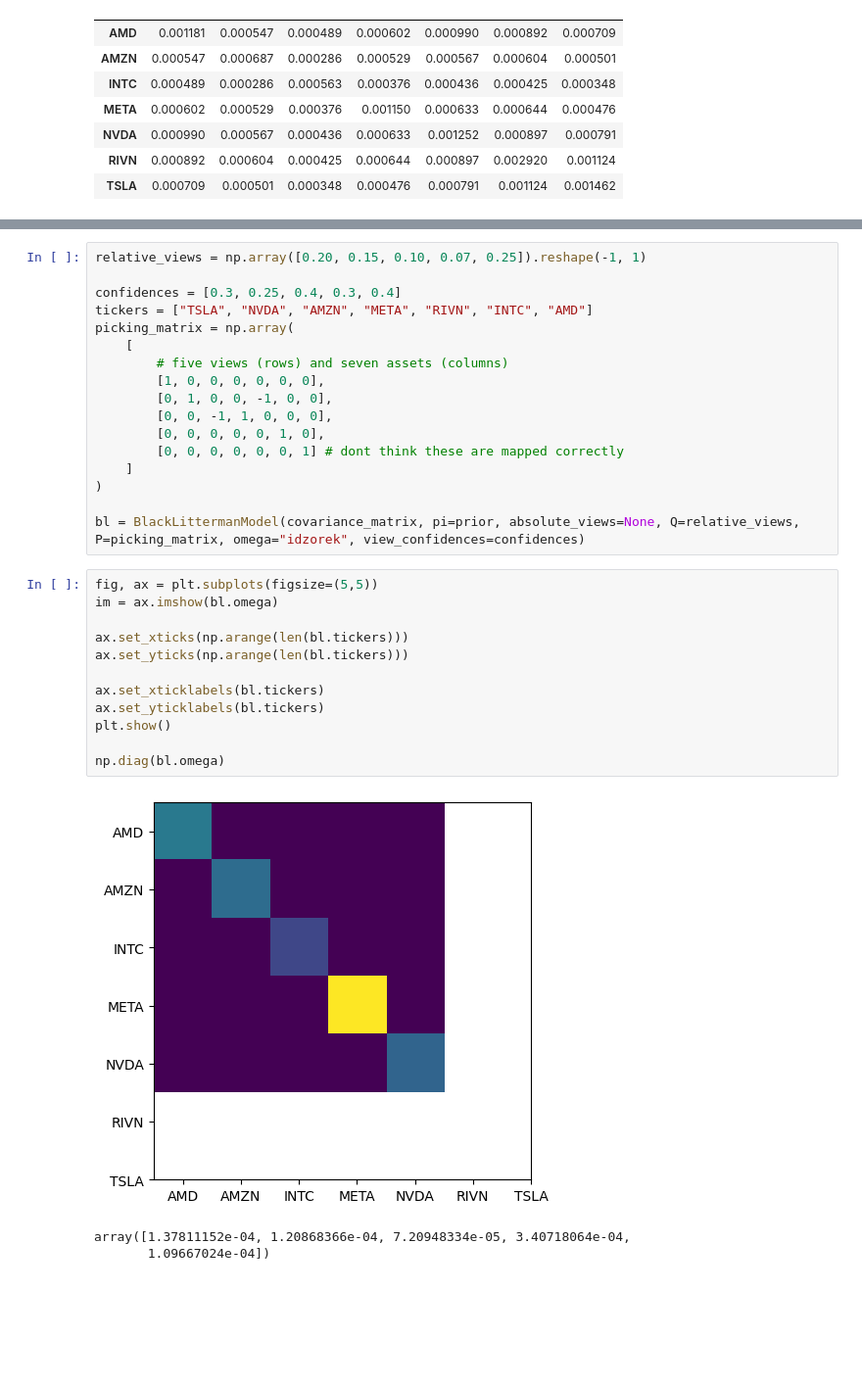
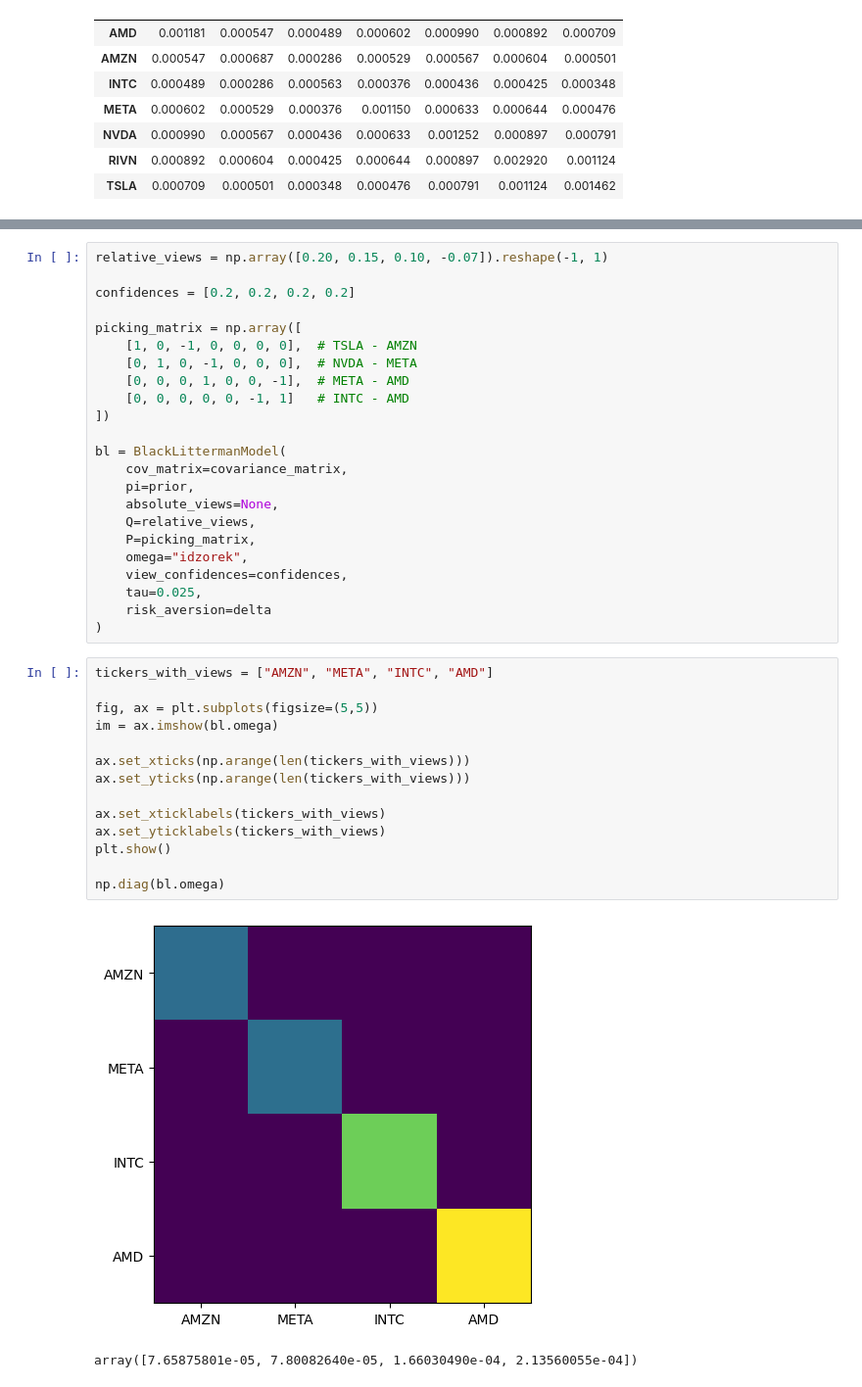
Before and after one commit to chantalmaskell/Black_Litterman_Portfolio_Optimisation, a Jupyter notebook: base_black_litterman.ipynb, the cells around one changed output, grey strips where cells are left out. Shown at 98% size. Drawn from its saved outputs; the diff is of its cells as text; blank space fills up the shorter version.

```diff
--- a/base_black_litterman.ipynb
+++ b/base_black_litterman.ipynb
@@ -83,38 +84,45 @@ Date
 2023-12-29    432.510620
 Name: Adj Close, Length: 2768, dtype: float64
 # %%
-relative_views = np.array([0.20, 0.15, 0.10, 0.07, 0.25]).reshape(-1, 1)
+relative_views = np.array([0.20, 0.15, 0.10, -0.07]).reshape(-1, 1)
 
-confidences = [0.3, 0.25, 0.4, 0.3, 0.4]
-tickers = ["TSLA", "NVDA", "AMZN", "META", "RIVN", "INTC", "AMD"]
-picking_matrix = np.array(
-    [
-        # five views (rows) and seven assets (columns)
-        [1, 0, 0, 0, 0, 0, 0],
-        [0, 1, 0, 0, -1, 0, 0],
-        [0, 0, -1, 1, 0, 0, 0],
-        [0, 0, 0, 0, 0, 1, 0],
-        [0, 0, 0, 0, 0, 0, 1] # dont think these are mapped correctly
-    ]
+confidences = [0.2, 0.2, 0.2, 0.2]
+
+picking_matrix = np.array([
+    [1, 0, -1, 0, 0, 0, 0],  # TSLA - AMZN
+    [0, 1, 0, -1, 0, 0, 0],  # NVDA - META
+    [0, 0, 0, 1, 0, 0, -1],  # META - AMD
+    [0, 0, 0, 0, 0, -1, 1]   # INTC - AMD
+])
+
+bl = BlackLittermanModel(
+    cov_matrix=covariance_matrix,
+    pi=prior,
+    absolute_views=None,
+    Q=relative_views,
+    P=picking_matrix,
+    omega="idzorek",
+    view_confidences=confidences,
+    tau=0.025,
+    risk_aversion=delta
 )
-
-bl = BlackLittermanModel(covariance_matrix, pi=prior, absolute_views=None, Q=relative_views, P=picking_matrix, omega="idzorek", view_confidences=confidences)
 # %%
+tickers_with_views = ["AMZN", "META", "INTC", "AMD"]
+
 fig, ax = plt.subplots(figsize=(5,5))
 im = ax.imshow(bl.omega)
 
-ax.set_xticks(np.arange(len(bl.tickers)))
-ax.set_yticks(np.arange(len(bl.tickers)))
+ax.set_xticks(np.arange(len(tickers_with_views)))
+ax.set_yticks(np.arange(len(tickers_with_views)))
 
-ax.set_xticklabels(bl.tickers)
-ax.set_yticklabels(bl.tickers)
+ax.set_xticklabels(tickers_with_views)
+ax.set_yticklabels(tickers_with_views)
 plt.show()
 
 np.diag(bl.omega)
 # %% [output]
-[figure, old version]
+[figure, new version]
-array([1.37811152e-04, 1.20868366e-04, 7.20948334e-05, 3.40718064e-04,
-       1.09667024e-04])
+array([7.65875801e-05, 7.80082640e-05, 1.66030490e-04, 2.13560055e-04])
 # %%
 bl_returns = bl.bl_returns()
 bl_returns
```
Also changed, not shown: parts of 9 cells of this notebook, 6 other files.
